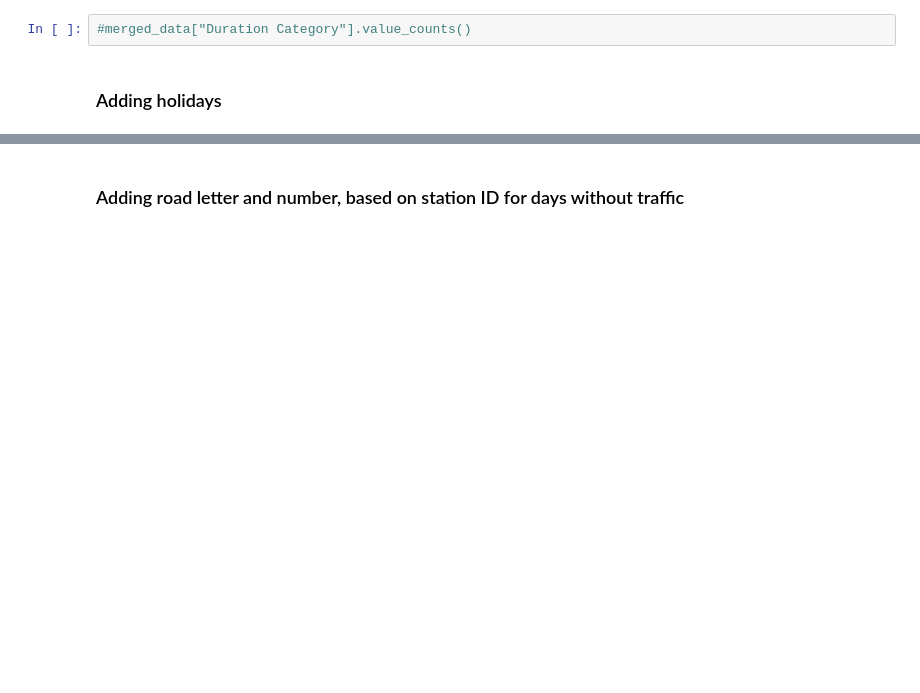
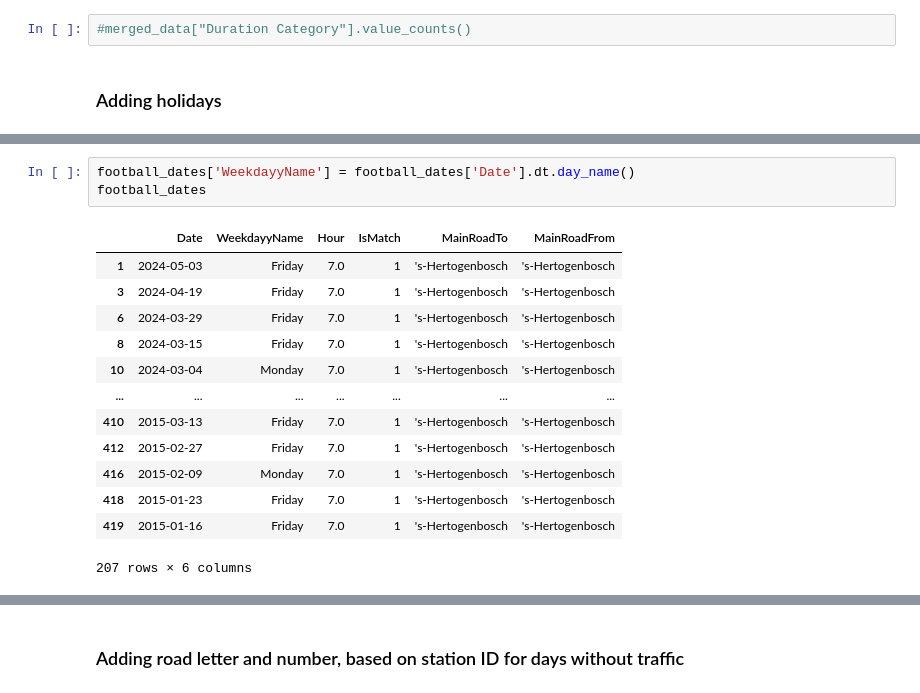
Before and after one commit to mhristev/TodayAI, a Jupyter notebook: MainFile.ipynb, the cells around one changed output, grey strips where cells are left out. Saved outputs shown, nothing was run; the diff lists cells and outputs as text; blank space fills up the shorter version.

Commit message:
the football stuff

```diff
--- a/MainFile.ipynb
+++ b/MainFile.ipynb
@@ -715,0 +807,17 @@ Name: count, dtype: int64
+# %%
+football_dates['WeekdayyName'] = football_dates['Date'].dt.day_name()
+football_dates
+# %% [output]
+|  | Date | WeekdayyName | Hour | IsMatch | MainRoadTo | MainRoadFrom |
+| 1 | 2024-05-03 | Friday | 7.0 | 1 | 's-Hertogenbosch | 's-Hertogenbosch |
+| 3 | 2024-04-19 | Friday | 7.0 | 1 | 's-Hertogenbosch | 's-Hertogenbosch |
+| 6 | 2024-03-29 | Friday | 7.0 | 1 | 's-Hertogenbosch | 's-Hertogenbosch |
+| 8 | 2024-03-15 | Friday | 7.0 | 1 | 's-Hertogenbosch | 's-Hertogenbosch |
+| 10 | 2024-03-04 | Monday | 7.0 | 1 | 's-Hertogenbosch | 's-Hertogenbosch |
+| ... | ... | ... | ... | ... | ... | ... |
+| 410 | 2015-03-13 | Friday | 7.0 | 1 | 's-Hertogenbosch | 's-Hertogenbosch |
+| 412 | 2015-02-27 | Friday | 7.0 | 1 | 's-Hertogenbosch | 's-Hertogenbosch |
+| 416 | 2015-02-09 | Monday | 7.0 | 1 | 's-Hertogenbosch | 's-Hertogenbosch |
+| 418 | 2015-01-23 | Friday | 7.0 | 1 | 's-Hertogenbosch | 's-Hertogenbosch |
+| 419 | 2015-01-16 | Friday | 7.0 | 1 | 's-Hertogenbosch | 's-Hertogenbosch |
+207 rows × 6 columns
```
Also changed, not shown: parts of 44 cells of this notebook, 2 other files.
